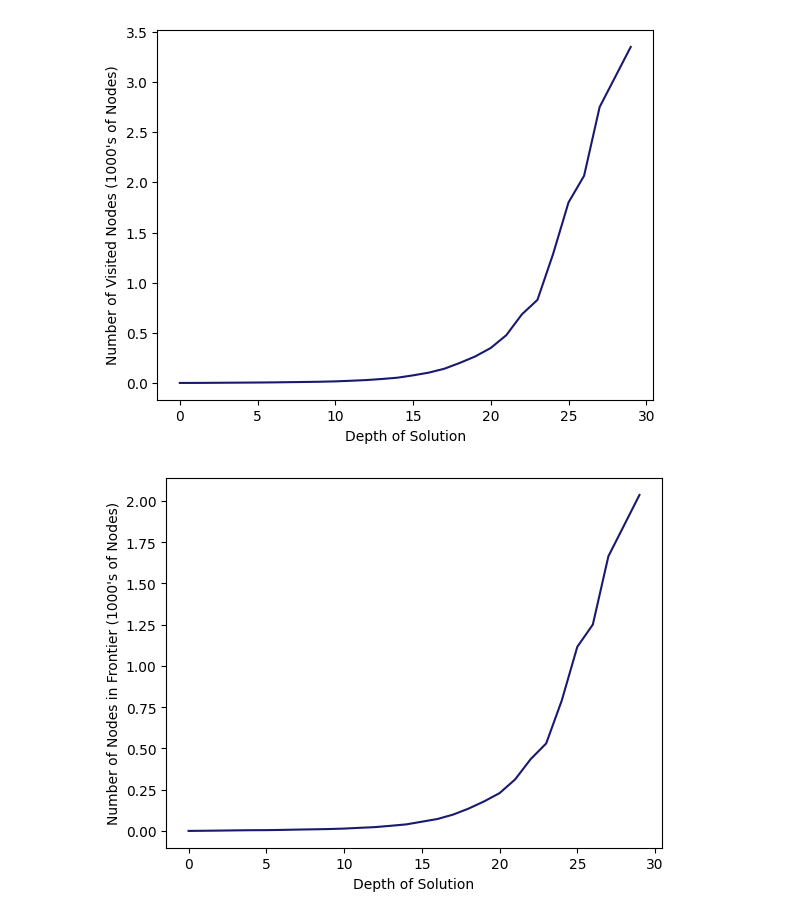
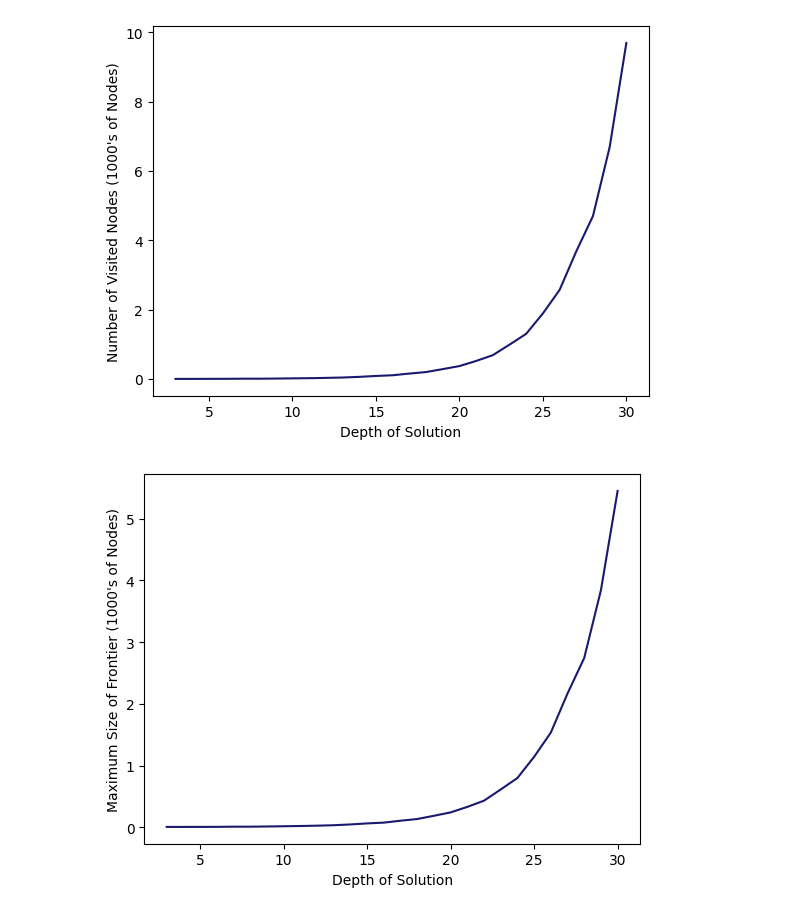
Before and after one commit to BrandonPaulsen/PYSlidingPuzzles, a Jupyter notebook: PYSlidingPuzzle.ipynb, the cells around one changed output. Drawn from its saved outputs; the diff is of its cells as text; code cells hidden in the pictures.

Commit message:
max frontier
added new simulation data for all but uniform cost monte carlo simulation

```diff
--- a/PYSlidingPuzzle.ipynb
+++ b/PYSlidingPuzzle.ipynb
@@ -457,35 +457,35 @@ plt.show()
 # %%
-#results of monte carlo simulation with 100000 manhatan distance searches in c++
-depthMD = [0, 1, 2, 3, 4, 5, 6, 7, 8, 9, 10, 11, 12, 13, 14, 15, 16, 17, 18, 19, 20, 21, 22, 23, 24, 25, 26, 27, 29]
-visitedMD = [1, 1, 2, 3, 4, 5, 6.39199, 8.44684, 10.4643, 12.7318, 16.5666, 22.5525, 29.5496, 40.2602, 53.1419, 76.3947, 103.173, 141.844, 199.962, 265.104, 349.547, 477.197, 684.551, 828.661, 1282.74, 1800.57, 2065.5, 2750.75, 3350]
-frontierMD = [0, 1, 2, 3.37345, 4.33565, 4.7976, 6.1402, 8.08908, 9.66376, 11.2985, 14.2094, 18.7573, 23.1826, 31.1455, 39.6239, 55.8474, 72.1696, 98.5481, 135.08, 178.679, 229.064, 311.957, 435.101, 530.446, 790.184, 1115.9, 1251.08, 1665, 2037]
-timeMD = [0, 0.00699301, 0.0217865, 0.060177, 0.0713043, 0.0720412, 0.0886981, 0.139368, 0.173217, 0.184848, 0.241883, 0.339071, 0.43617, 0.504098, 0.797297, 1.07895, 1.47619, 2, 2.83712, 3.76018, 4.96512, 6.87179, 9.73034, 11.9286, 18.3421, 26.0952, 29.8333, 39.75, 47]
+#results of monte carlo simulation with 18144 manhatan distance searches in c++
+depthMD = [3, 4, 5, 6, 7, 8, 9, 10, 11, 12, 13, 14, 15, 16, 17, 18, 19, 20, 21, 22, 23, 24, 25, 26, 27, 28, 29, 30]
+visitedMD = [4, 5, 6, 7.33333, 10.2857, 10.7692, 14.2727, 20.12, 25.5897, 33.2794, 44.3964, 63.358, 89.4036, 109.38, 158.225, 201.482, 286.607, 374.157, 521.568, 688.359, 991.834, 1304.25, 1892.08, 2568.57, 3682.75, 4702.89, 6690.44, 9697.08]
+frontierMD = [5, 5, 5.33333, 6.16667, 8.85714, 8.92308, 12.0909, 15.96, 20, 25.0441, 32.4324, 45.2216, 61.9964, 74.786, 105.526, 132.962, 185.717, 240.34, 329.812, 430.415, 612.077, 798.157, 1140.98, 1533.91, 2167.55, 2742.81, 3840.93, 5451.5]
+timeMD = [0, 0, 0, 0, 0.142857, 0.0769231, 0, 0.16, 0.153846, 0.25, 0.225225, 0.267045, 0.363636, 0.49345, 0.716117, 0.896516, 1.27798, 1.72386, 2.41995, 3.22255, 4.7211, 6.30843, 9.32118, 12.9324, 18.8357, 24.5106, 35.5, 52.6923]
 
 plt.clf()
 plt.cla()
 plt.plot(depthMD, [visited/1000 for visited in visitedMD], color = "midnightblue")
 plt.xlabel("Depth of Solution")
 plt.ylabel("Number of Visited Nodes (1000's of Nodes)")
 plt.savefig("manhattanDistanceVisited.png")
 plt.show()
 
 
 plt.clf()
 plt.cla()
 plt.plot(depthMD, [frontier/1000 for frontier in frontierMD], color = "midnightblue")
 plt.xlabel("Depth of Solution")
-plt.ylabel("Number of Nodes in Frontier (1000's of Nodes)")
+plt.ylabel("Maximum Size of Frontier (1000's of Nodes)")
 plt.savefig("manhattanDistanceFrontier.png")
 plt.show()
 
 
 plt.clf()
 plt.cla()
 plt.plot(depthMD, [time/1000 for time in timeMD], color = "midnightblue")
 plt.xlabel("Depth of Solution")
 plt.ylabel("Time to Search (Seconds)")
 plt.savefig("manhattanDistanceTime.png")
 plt.show()
 # %% [output]
-[figure, old version]
+[figure, new version]
-[figure, old version]
+[figure, new version]
```
Also changed, not shown: parts of 7 cells of this notebook, 13 other files.
